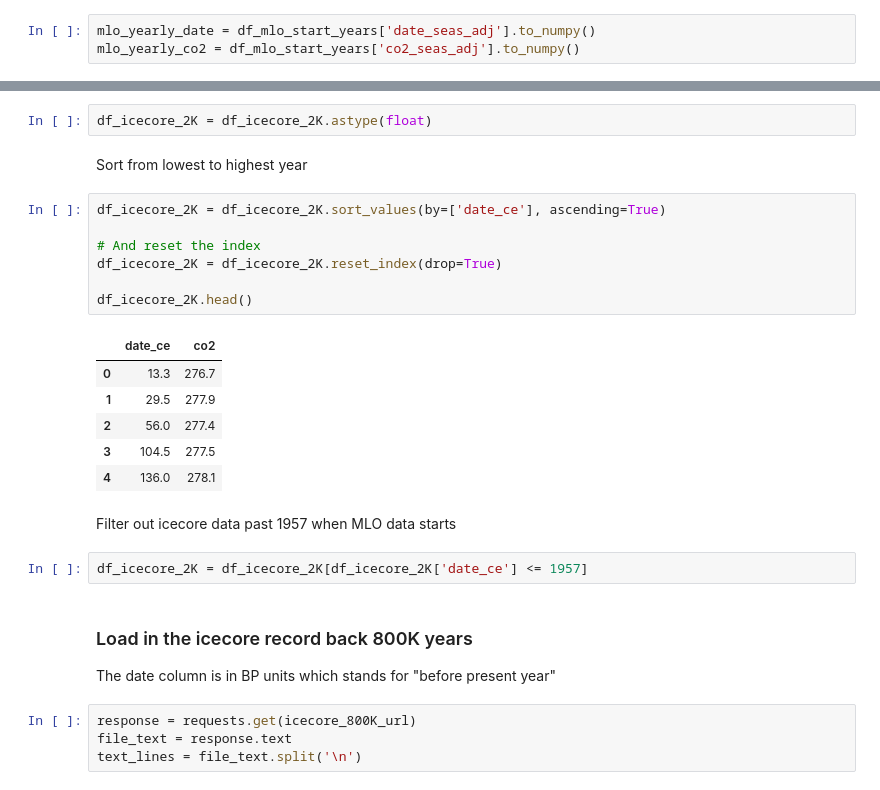
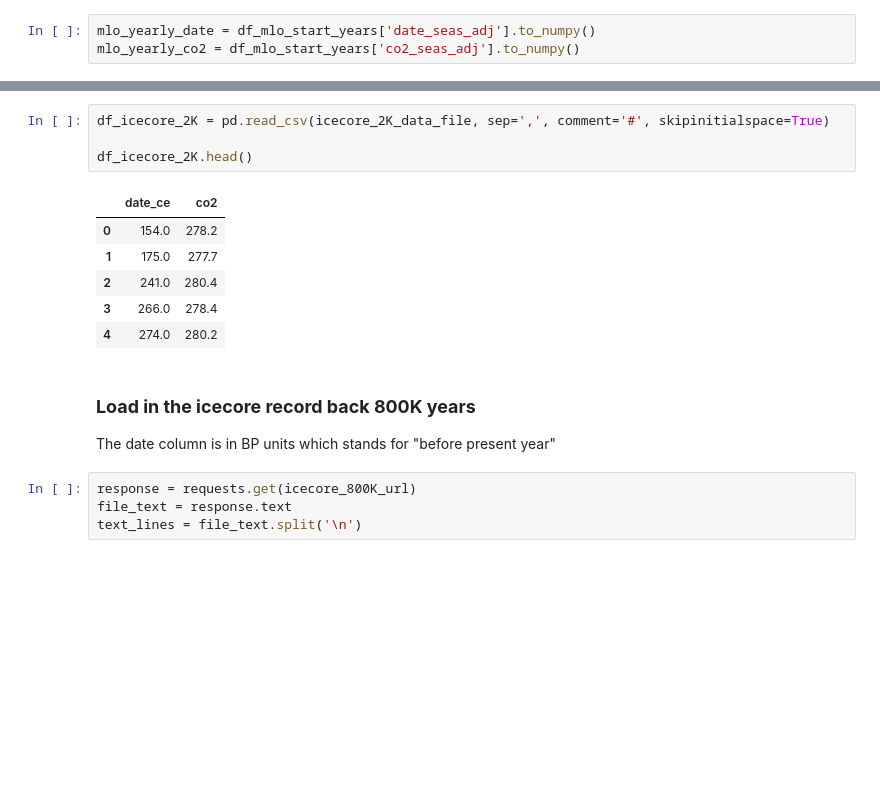
Before and after one commit to sio-co2o2/keelingcurve_notebooks, a Jupyter notebook: notebooks/create_animation_icecore_back_800K_keelingcurve.ipynb, the cells around one changed output, grey strips where cells are left out. Saved outputs shown, nothing was run; the diff lists cells and outputs as text; blank space fills up the shorter version.

```diff
--- a/notebooks/create_animation_icecore_back_800K_keelingcurve.ipynb
+++ b/notebooks/create_animation_icecore_back_800K_keelingcurve.ipynb
@@ -366,27 +268,16 @@ Convert columns from strings to numbers
-# %%
-df_icecore_2K = df_icecore_2K.astype(float)
-# %% [markdown]
-Sort from lowest to highest year
-# %%
-df_icecore_2K = df_icecore_2K.sort_values(by=['date_ce'], ascending=True)
-
-# And reset the index
-df_icecore_2K = df_icecore_2K.reset_index(drop=True)
-
-df_icecore_2K.head()
-# %% [output]
-|  | date_ce | co2 |
-| 0 | 13.3 | 276.7 |
-| 1 | 29.5 | 277.9 |
-| 2 | 56.0 | 277.4 |
-| 3 | 104.5 | 277.5 |
-| 4 | 136.0 | 278.1 |
-# %% [markdown]
-Filter out icecore data past 1957 when MLO data starts
-# %%
-df_icecore_2K = df_icecore_2K[df_icecore_2K['date_ce'] <= 1957]
+# %%
+df_icecore_2K = pd.read_csv(icecore_2K_data_file, sep=',', comment='#', skipinitialspace=True)
+
+df_icecore_2K.head()
+# %% [output]
+|  | date_ce | co2 |
+| 0 | 154.0 | 278.2 |
+| 1 | 175.0 | 277.7 |
+| 2 | 241.0 | 280.4 |
+| 3 | 266.0 | 278.4 |
+| 4 | 274.0 | 280.2 |
 # %% [markdown]
-### Load in the icecore record back 800K years
+### **Load in the icecore record back 800K years**
 The date column is in BP units which stands for "before present year"
 # %%
 response = requests.get(icecore_800K_url)
```
Also changed, not shown: parts of 24 cells of this notebook, 1 other file.
